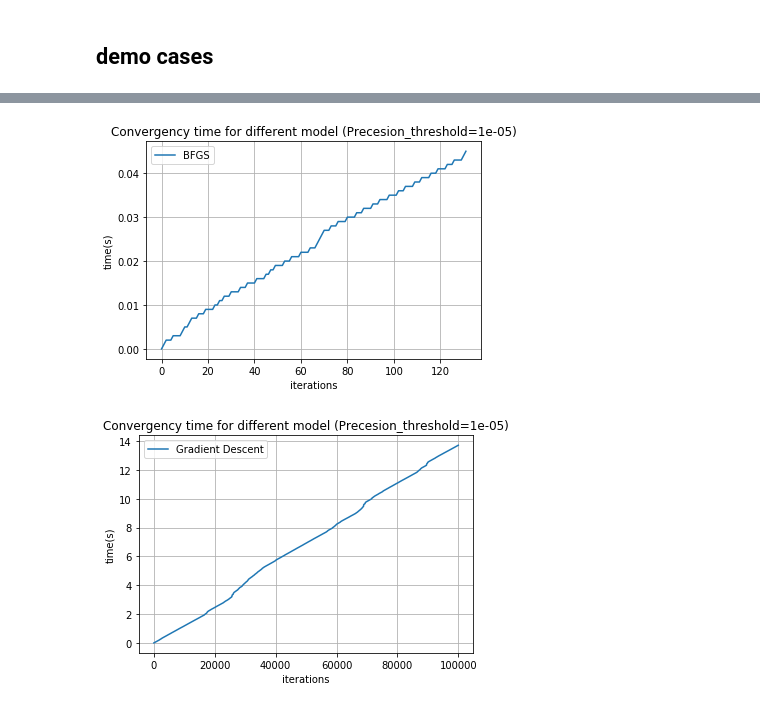
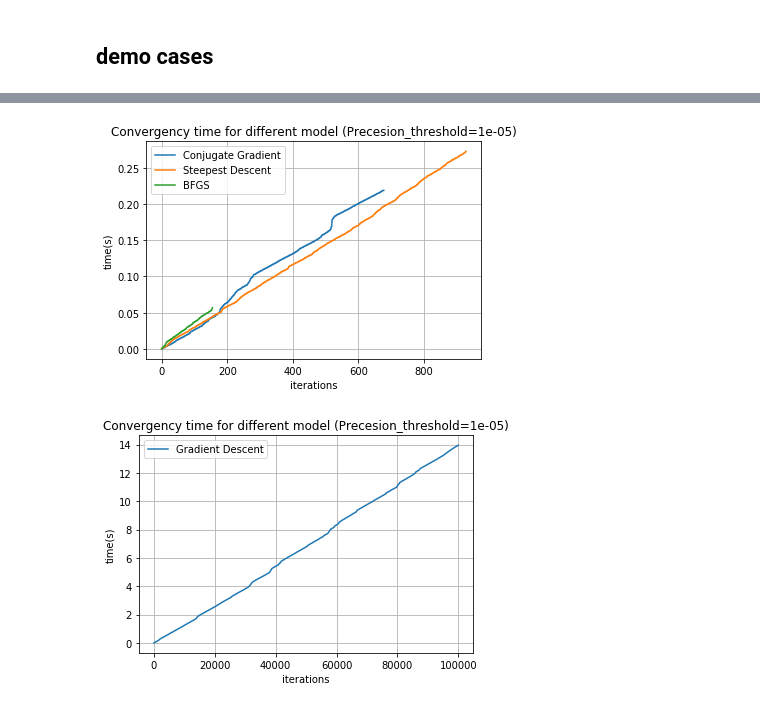
Before and after one commit to AutoDiffAll/cs207_FinalProject, a Jupyter notebook: demos/test_for_optimizer.ipynb, the cells around one changed output, grey strips where cells are left out. Drawn from its saved outputs; the diff is of its cells as text; code cells hidden in the pictures.

```diff
--- a/demos/test_for_optimizer.ipynb
+++ b/demos/test_for_optimizer.ipynb
@@ -28,4 +30,4 @@ models=['Conjugate Gradient','Steepest Descent','BFGS','Gradient Descent']
 # %%
 res={}
 for model in models:
-    res[model]=[op.minimize(f1,v0,method=model,max_iter=100000,lr=1e-5,sigma=1e-5) for v0 in v0_list]
+    res[model]=[op.minimize(f1,v0,method=model,max_iter=100000,lr=1e-5,sigma=1e-5,precision=1e-5) for v0 in v0_list]
@@ -40,8 +46,8 @@ for model in models:
 # %%
-evaluate.plot_convergency(res,i=1)
+evaluate.plot_convergency(res,i=-1)
 # %% [output]
-[figure, old version]
+[figure, new version]
-[figure, old version]
+[figure, new version]
 # %%
 evaluate.plot_accuracy(res,[1,1],i=-1)
 # %% [output]
```
Also changed, not shown: parts of 10 cells of this notebook, 4 other files.
